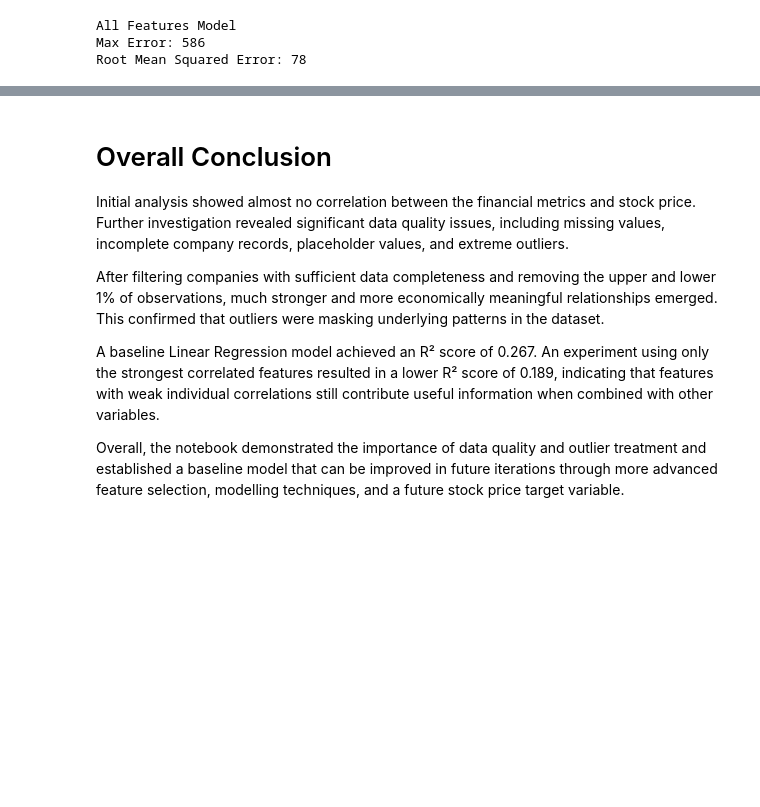
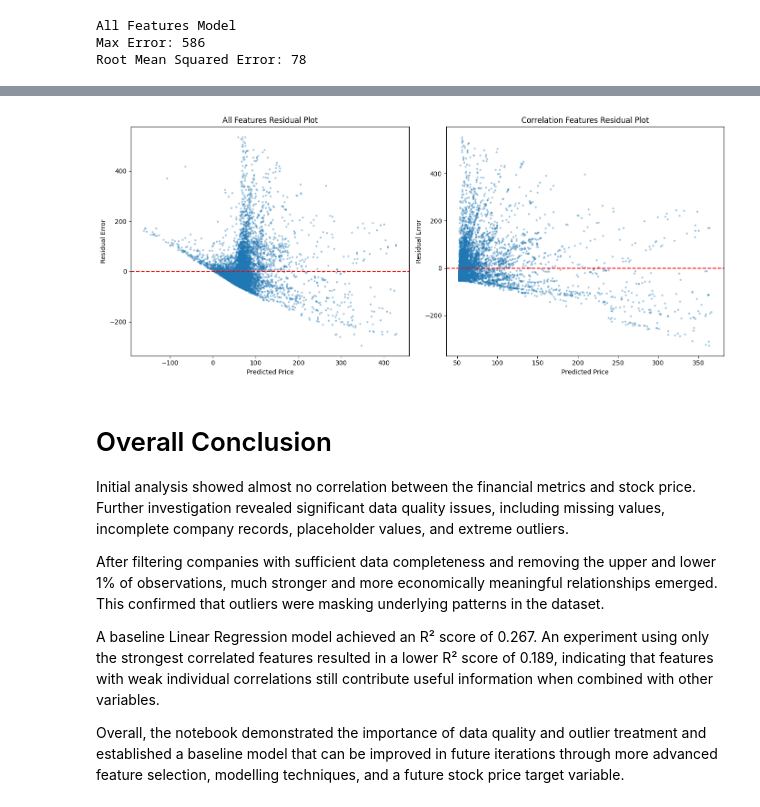
Before and after one commit to ayoub-lafhailat/Value-Investing, a Jupyter notebook: Models/Baseline.ipynb, the cells around one changed output, grey strips where cells are left out. Drawn from its saved outputs; the diff is of its cells as text; code cells hidden in the pictures; blank space fills up the shorter version.

```diff
--- a/Models/Baseline.ipynb
+++ b/Models/Baseline.ipynb
@@ -836,3 +838,75 @@ plt.show()
+# %%
+errors_trim = (
+    plot_trim["Actual"] -
+    plot_trim["Predicted"]
+)
+
+errors_corr = (
+    plot_corr["Actual"] -
+    plot_corr["Predicted"]
+)
+
+fig, axes = plt.subplots(
+    1, 2,
+    figsize=(14,6)
+)
+
+# All Features
+axes[0].scatter(
+    plot_trim["Predicted"],
+    errors_trim,
+    alpha=0.3,
+    s=5
+)
+
+axes[0].axhline(
+    0,
+    color="red",
+    linestyle="--"
+)
+
+axes[0].set_title(
+    "All Features Residual Plot"
+)
+
+axes[0].set_xlabel(
+    "Predicted Price"
+)
+
+axes[0].set_ylabel(
+    "Residual Error"
+)
+
+# Correlation Features
+axes[1].scatter(
+    plot_corr["Predicted"],
+    errors_corr,
+    alpha=0.3,
+    s=5
+)
+
+axes[1].axhline(
+    0,
+    color="red",
+    linestyle="--"
+)
+
+axes[1].set_title(
+    "Correlation Features Residual Plot"
+)
+
+axes[1].set_xlabel(
+    "Predicted Price"
+)
+
+axes[1].set_ylabel(
+    "Residual Error"
+)
+
+plt.tight_layout()
+plt.show()
+# %% [output]
+[figure, added]
 # %% [markdown]
 # Overall Conclusion
 
```
Also changed, not shown: parts of 7 cells of this notebook.
